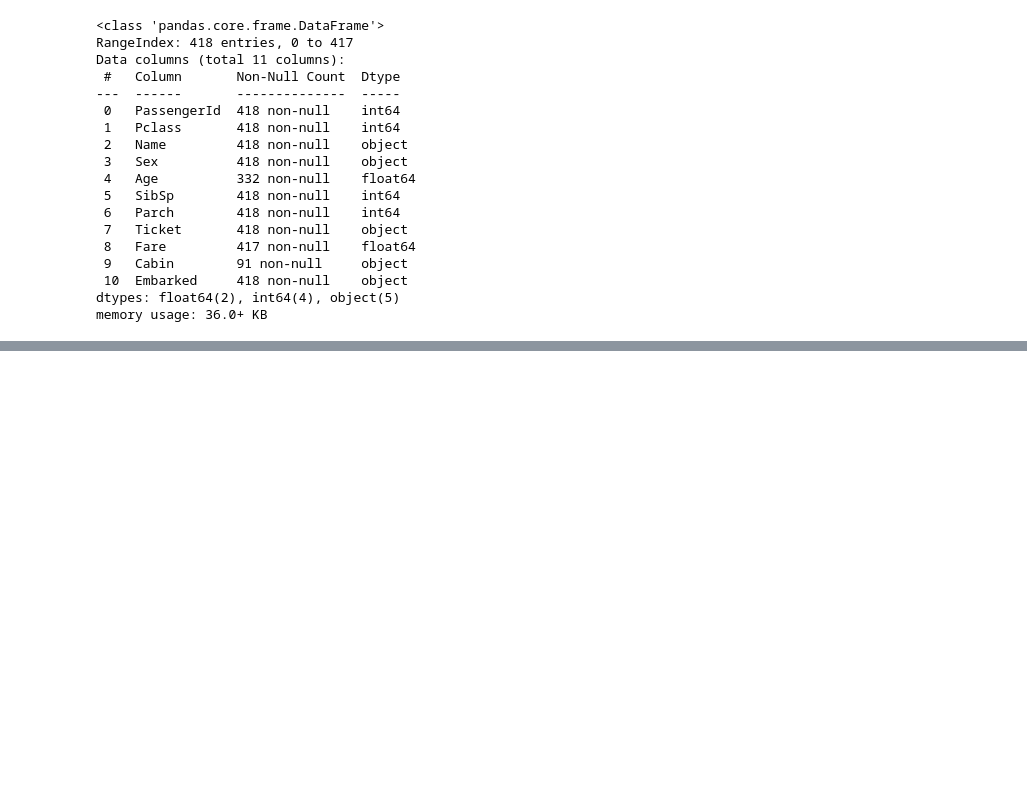
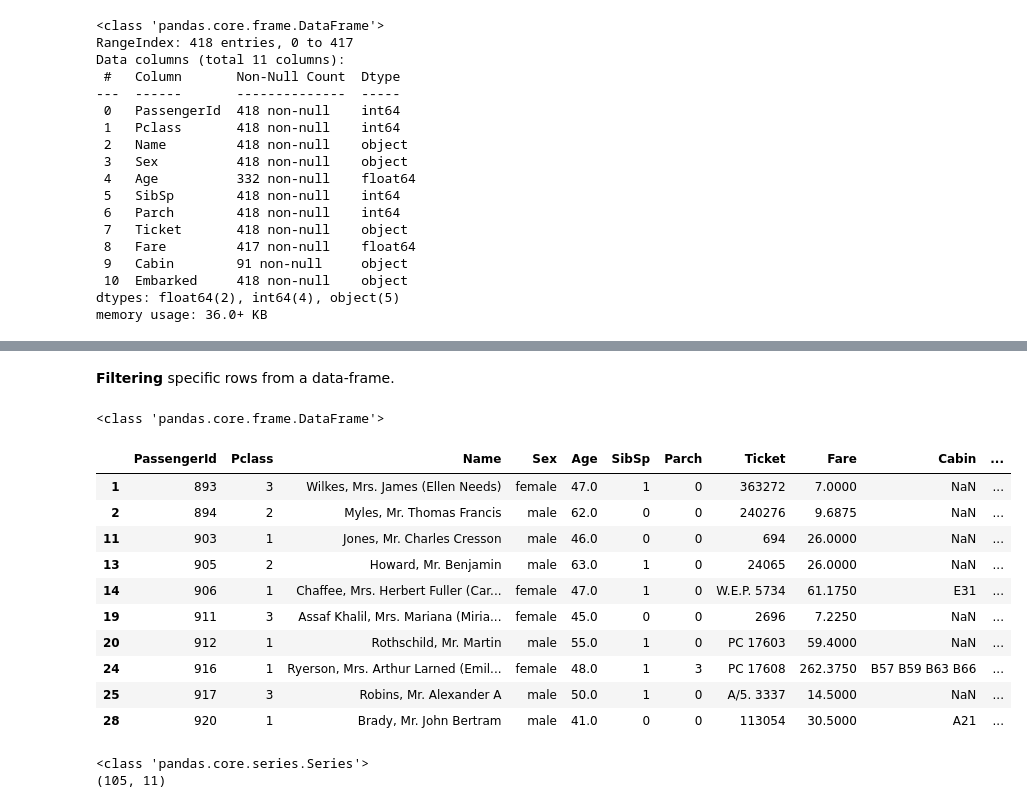
Before and after one commit to mubinui/PandasAdvanced, a Jupyter notebook: PandasAZ01.ipynb, the cells around one changed output, grey strips where cells are left out. Cells and saved outputs as stored; diff of their text form; code cells hidden in the pictures; blank space fills up the shorter version.

```diff
--- a/PandasAZ01.ipynb
+++ b/PandasAZ01.ipynb
@@ -204,0 +259,28 @@ memory usage: 36.0+ KB
+# %% [markdown]
+<font color='ff5f0'><b>Filtering</font> specific rows</b> from a data-frame.
+# %%
+# Lets find out age above 35
+above_35 = titanic_test_df[titanic_test_df['Age']>35]
+print(type(above_35))
+above_35.head(10)
+# %% [output]
+<class 'pandas.core.frame.DataFrame'>
+|  | PassengerId | Pclass | Name | Sex | Age | SibSp | Parch | Ticket | Fare | Cabin | ... |
+| 1 | 893 | 3 | Wilkes, Mrs. James (Ellen Needs) | female | 47.0 | 1 | 0 | 363272 | 7.0000 | NaN | ... |
+| 2 | 894 | 2 | Myles, Mr. Thomas Francis | male | 62.0 | 0 | 0 | 240276 | 9.6875 | NaN | ... |
+| 11 | 903 | 1 | Jones, Mr. Charles Cresson | male | 46.0 | 0 | 0 | 694 | 26.0000 | NaN | ... |
+| 13 | 905 | 2 | Howard, Mr. Benjamin | male | 63.0 | 1 | 0 | 24065 | 26.0000 | NaN | ... |
+| 14 | 906 | 1 | Chaffee, Mrs. Herbert Fuller (Car... | female | 47.0 | 1 | 0 | W.E.P. 5734 | 61.1750 | E31 | ... |
+| 19 | 911 | 3 | Assaf Khalil, Mrs. Mariana (Miria... | female | 45.0 | 0 | 0 | 2696 | 7.2250 | NaN | ... |
+| 20 | 912 | 1 | Rothschild, Mr. Martin | male | 55.0 | 1 | 0 | PC 17603 | 59.4000 | NaN | ... |
+| 24 | 916 | 1 | Ryerson, Mrs. Arthur Larned (Emil... | female | 48.0 | 1 | 3 | PC 17608 | 262.3750 | B57 B59 B63 B66 | ... |
+| 25 | 917 | 3 | Robins, Mr. Alexander A | male | 50.0 | 1 | 0 | A/5. 3337 | 14.5000 | NaN | ... |
+| 28 | 920 | 1 | Brady, Mr. John Bertram | male | 41.0 | 0 | 0 | 113054 | 30.5000 | A21 | ... |
+# %%
+# Lets see how it works internally
+print(type(titanic_train_df['Age']>35))# Returns boolean series
+print(above_35.shape)
+# returns boolean
+# %% [output]
+<class 'pandas.core.series.Series'>
+(105, 11)
```
Also changed, not shown: parts of 14 cells of this notebook.
